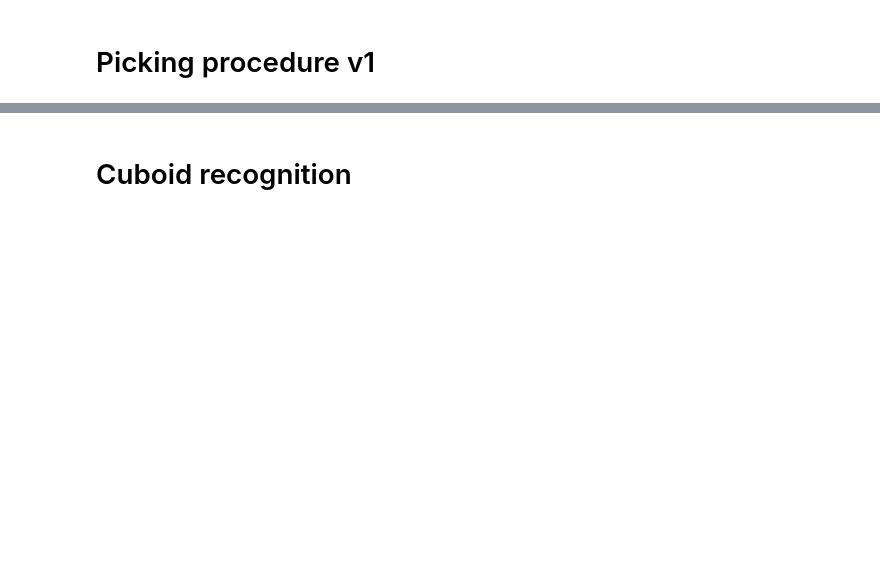
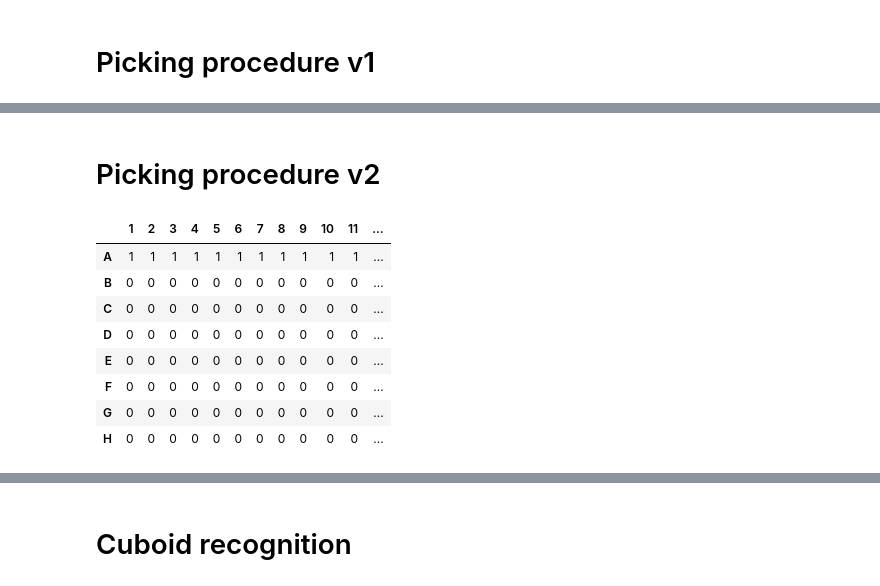
Before and after one commit to steiva/ot2-microtissue-manipulator, a Jupyter notebook: notebooks/calibration_test.ipynb, the cells around one changed output, grey strips where cells are left out. Cells and saved outputs as stored; diff of their text form; code cells hidden in the pictures; blank space fills up the shorter version.

Commit message:
Working on new picking procedure

```diff
--- a/notebooks/calibration_test.ipynb
+++ b/notebooks/calibration_test.ipynb
@@ -417,0 +355,14 @@ df
+# %%
+
+output_frame = frame.copy()
+for idx, row in df.iterrows():
+    center = (int(row['center_x']), int(row['center_y']))
+    label = f"{row['class']}"
+    cv2.circle(output_frame, center, 5, (0, 255, 0), -1)
+    cv2.putText(output_frame, label, (center[0] + 10, center[1] - 10), cv2.FONT_HERSHEY_SIMPLEX, 1, (0, 255, 0), 2)
+    conf_text = f"{row['confidence']:.2f}"
+    cv2.putText(output_frame, conf_text, (center[0] + 10, center[1] + 20), cv2.FONT_HERSHEY_SIMPLEX, 0.8, (255, 255, 0), 2)
+
+cv2.imshow("video", output_frame)
+cv2.waitKey(0)
+cv2.destroyAllWindows()
@@ -747,10 +603,10 @@ openapi.move_to_well(openapi.labware_dct['5'], "A13", well_location='top', offse
 # %%
 # Take solution off the well palte with cuboids
 
-columns = list(range(1,7))
+columns = list(range(1,5))
 # rows = ['A', 'B', 'C', 'D', 'E', 'F', 'G', 'H', 'I', 'J', 'K', 'L', 'M', 'N', 'O', 'P']
-rows = ['B']
-x_offset = -0.1
+rows = ['A']
+x_offset = -1.5
 y_offset = 0
 z_offset = 0
 takeoff_volume = 100
@@ -762,9 +618,10 @@ while row_idx < len(rows):
     row = rows[row_idx]
     while column_idx < len(columns):
         column = columns[column_idx]
-        r = openapi.aspirate(openapi.labware_dct['5'], f"{row}{column}", well_location = 'center', offset = (x_offset, y_offset, -2), volume = takeoff_volume//2, flow_rate = 20)
+        # r = openapi.aspirate(openapi.labware_dct['5'], f"{row}{column}", well_location = 'center', offset = (x_offset, y_offset, -2), volume = takeoff_volume//2, flow_rate = 20)
         # responce_dict = json.loads(r.text)['data']
-        r = openapi.aspirate(openapi.labware_dct['5'], f"{row}{column}", well_location = 'bottom', offset = (x_offset, y_offset, z_offset), volume = takeoff_volume//2, flow_rate = 10)
+        r = openapi.aspirate(openapi.labware_dct['5'], f"{row}{column}", well_location = 'bottom', offset = (x_offset, y_offset, z_offset), volume = takeoff_volume, flow_rate = 10)
+        openapi.move_relative('z', 20)
         responce_dict = json.loads(r.text)['data']
         if responce_dict['status'] == 'failed':
             if responce_dict['error']['errorType'] == 'InvalidAspirateVolumeError':
@@ -806,7 +649,7 @@ openapi.move_to_well(openapi.labware_dct['5'], "A1", well_location='top', offset
 # %%
 columns = list(range(1,13))
 # rows = ['A', 'B', 'C', 'D', 'E', 'F', 'G', 'H', 'I', 'J', 'K', 'L', 'M', 'N', 'O', 'P']
-rows = ['A', 'B']
+rows = ['A']
 x_offset = 0
 y_offset = 0
 
@@ -3921,7 +3668,8 @@ openapi.aspirate_in_place(volume = 20, flow_rate = 50)
 plate_type = 96
 dest = Destination(plate_type)
 well_df = create_well_plan(plate_type)
-# well_df.loc['C':'N', 2:3] = 4
-well_df.loc['A', 7:8] = 2
+well_df.loc['A', :] = 1
+
+# well_df.loc['A', :] = 1
 well_plan = {f"{row}{col}": well_df.loc[row, col] for row in well_df.index for col in well_df.columns if well_df.loc[row, col] > 0}
 well_df
@@ -4010,0 +3747,2 @@ openapi.blow_out_in_place()
+# %% [markdown]
+# Picking procedure v2
@@ -4010,0 +4264,19 @@ openapi.blow_out_in_place()
+# %%
+plate_type = 96
+dest = Destination(plate_type)
+well_df = create_well_plan(plate_type)
+well_df.loc['A', :] = 1
+
+# well_df.loc['A', :] = 1
+well_plan = {f"{row}{col}": well_df.loc[row, col] for row in well_df.index for col in well_df.columns if well_df.loc[row, col] > 0}
+well_df
+# %% [output]
+|  | 1 | 2 | 3 | 4 | 5 | 6 | 7 | 8 | 9 | 10 | 11 | ... |
+| A | 1 | 1 | 1 | 1 | 1 | 1 | 1 | 1 | 1 | 1 | 1 | ... |
+| B | 0 | 0 | 0 | 0 | 0 | 0 | 0 | 0 | 0 | 0 | 0 | ... |
+| C | 0 | 0 | 0 | 0 | 0 | 0 | 0 | 0 | 0 | 0 | 0 | ... |
+| D | 0 | 0 | 0 | 0 | 0 | 0 | 0 | 0 | 0 | 0 | 0 | ... |
+| E | 0 | 0 | 0 | 0 | 0 | 0 | 0 | 0 | 0 | 0 | 0 | ... |
+| F | 0 | 0 | 0 | 0 | 0 | 0 | 0 | 0 | 0 | 0 | 0 | ... |
+| G | 0 | 0 | 0 | 0 | 0 | 0 | 0 | 0 | 0 | 0 | 0 | ... |
+| H | 0 | 0 | 0 | 0 | 0 | 0 | 0 | 0 | 0 | 0 | 0 | ... |
```
Also changed, not shown: parts of 136 cells of this notebook, 2 other files.
